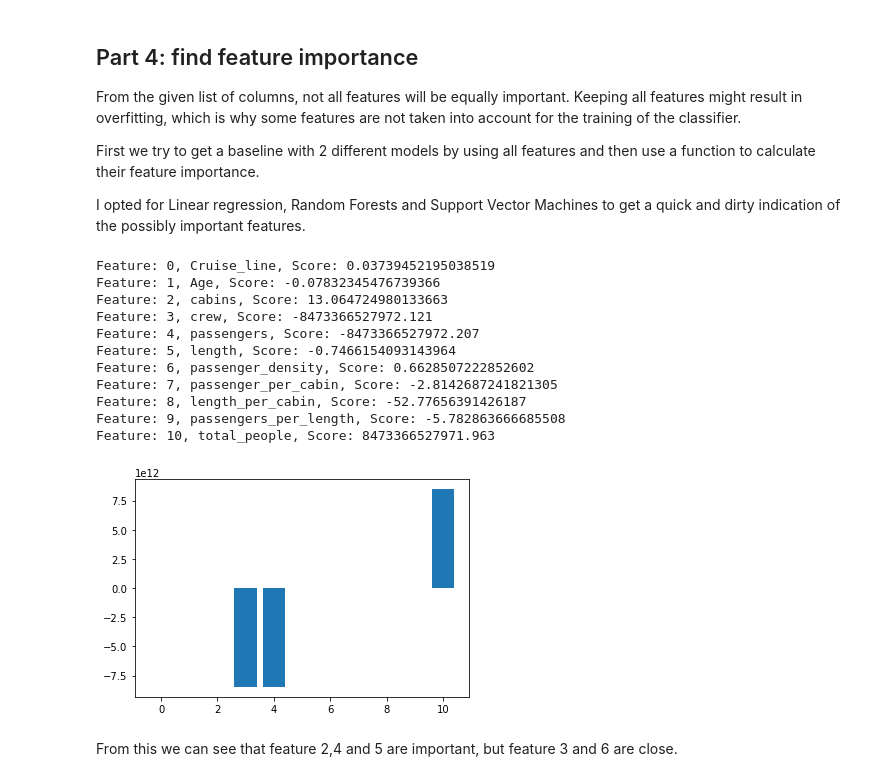
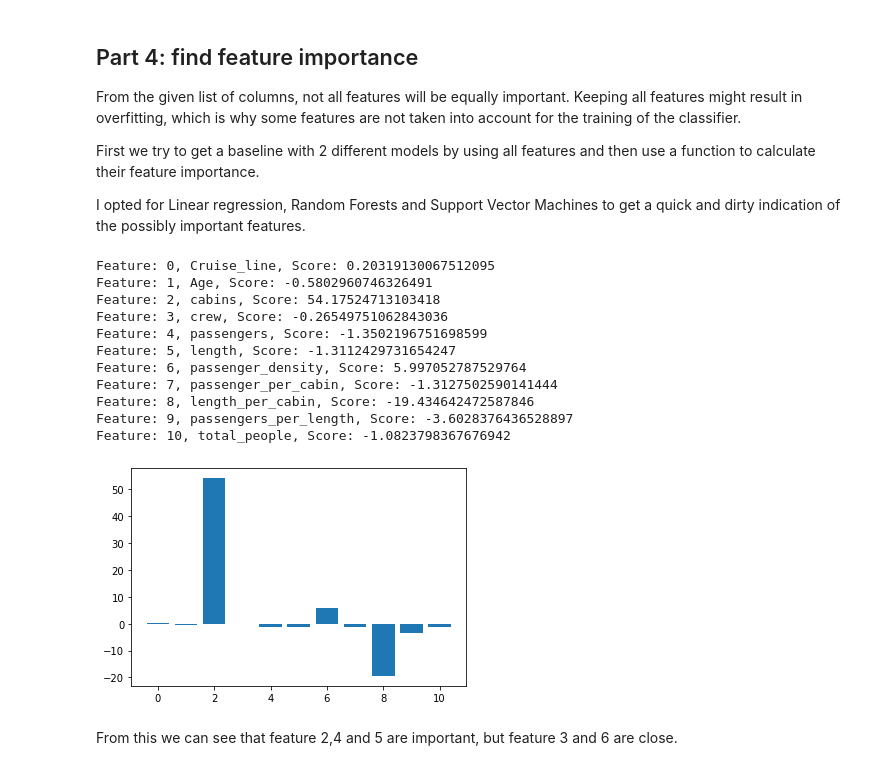
Before and after one commit to sinievanderben/DDG, a Jupyter notebook: ship.ipynb, the cells around one changed output. Drawn from its saved outputs; the diff is of its cells as text; code cells hidden in the pictures.

```diff
--- a/ship.ipynb
+++ b/ship.ipynb
@@ -219,31 +219,43 @@ from sklearn.svm import SVR
 feat_names = ['Cruise_line', 'Age', 'cabins', 'crew', 'passengers', 'length',
        'passenger_density', 'passenger_per_cabin', 'length_per_cabin',
        'passengers_per_length', 'total_people']
+# %%
+from sklearn.preprocessing import StandardScaler
+
+scaler = StandardScaler()
+
+scaled_X_train = pd.DataFrame(scaler.fit_transform(X_train), columns=['Cruise_line', 'Age', 'cabins', 'crew', 'passengers', 'length',
+       'passenger_density', 'passenger_per_cabin', 'length_per_cabin',
+       'passengers_per_length', 'total_people'])
+
+scaled_X_val = pd.DataFrame(scaler.fit_transform(X_val), columns=['Cruise_line', 'Age', 'cabins', 'crew', 'passengers', 'length',
+       'passenger_density', 'passenger_per_cabin', 'length_per_cabin',
+       'passengers_per_length', 'total_people'])
 # %%
 model = LinearRegression()
 
-model.fit(X_train, y_train)
+model.fit(scaled_X_train, y_train)
 
 importance = model.coef_
 
 for i,v in enumerate(importance):
 	print('Feature: {0}, {1}, Score: {2}'.format(i, feat_names[i],v))
 
 pyplot.bar([x for x in range(len(importance))], importance)
 pyplot.show()
 # %% [output]
-Feature: 0, Cruise_line, Score: 0.03739452195038519
-Feature: 1, Age, Score: -0.07832345476739366
-Feature: 2, cabins, Score: 13.064724980133663
-Feature: 3, crew, Score: -8473366527972.121
-Feature: 4, passengers, Score: -8473366527972.207
-Feature: 5, length, Score: -0.7466154093143964
-Feature: 6, passenger_density, Score: 0.6628507222852602
-Feature: 7, passenger_per_cabin, Score: -2.8142687241821305
-Feature: 8, length_per_cabin, Score: -52.77656391426187
-Feature: 9, passengers_per_length, Score: -5.782863666685508
-Feature: 10, total_people, Score: 8473366527971.963
+Feature: 0, Cruise_line, Score: 0.20319130067512095
+Feature: 1, Age, Score: -0.5802960746326491
+Feature: 2, cabins, Score: 54.17524713103418
+Feature: 3, crew, Score: -0.26549751062843036
+Feature: 4, passengers, Score: -1.3502196751698599
+Feature: 5, length, Score: -1.3112429731654247
+Feature: 6, passenger_density, Score: 5.997052787529764
+Feature: 7, passenger_per_cabin, Score: -1.3127502590141444
+Feature: 8, length_per_cabin, Score: -19.434642472587846
+Feature: 9, passengers_per_length, Score: -3.6028376436528897
+Feature: 10, total_people, Score: -1.0823798367676942
-[figure, old version]
+[figure, new version]
 # %% [markdown]
 From this we can see that feature 2,4 and 5 are important, but feature 3 and 6 are close.
 # %%
```
Also changed, not shown: parts of 13 cells of this notebook.
